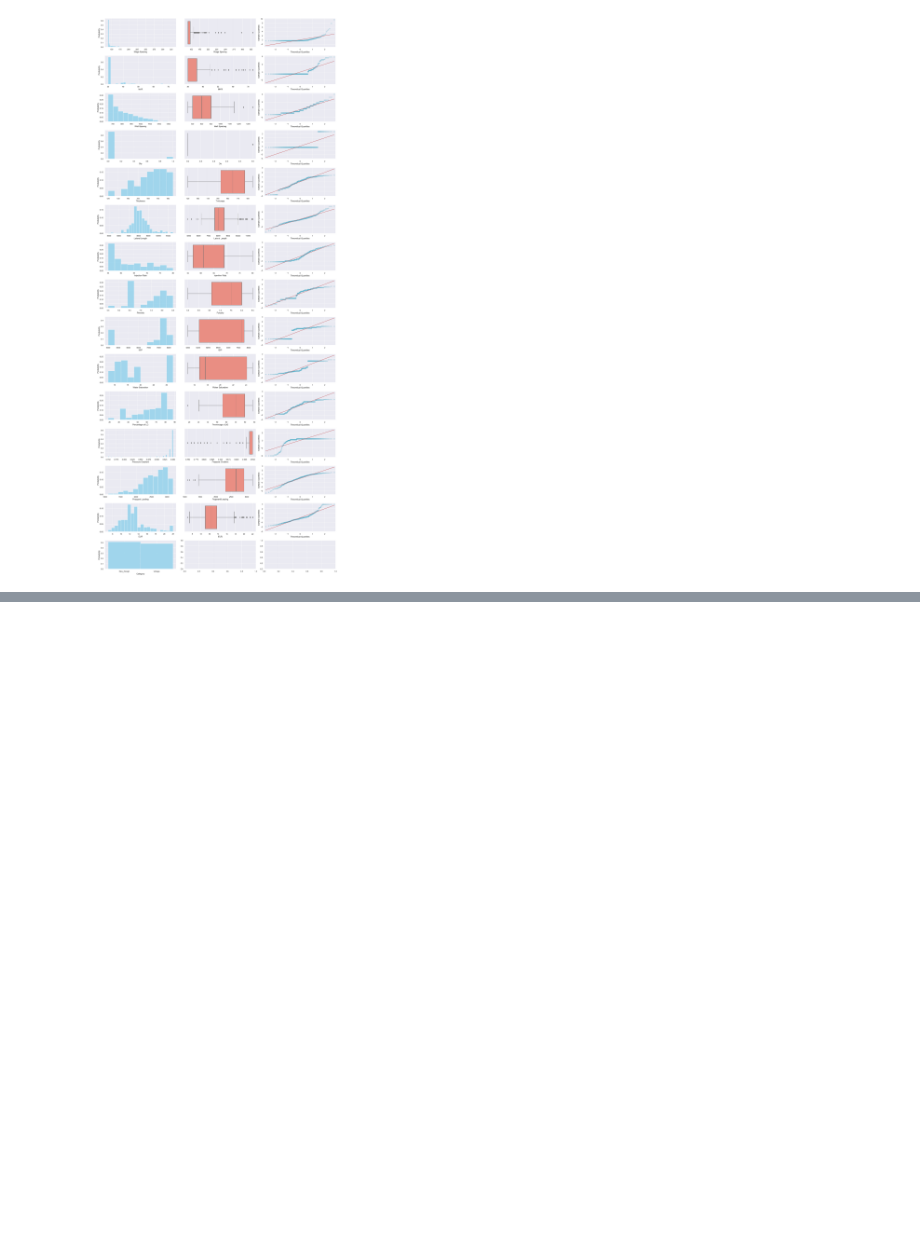
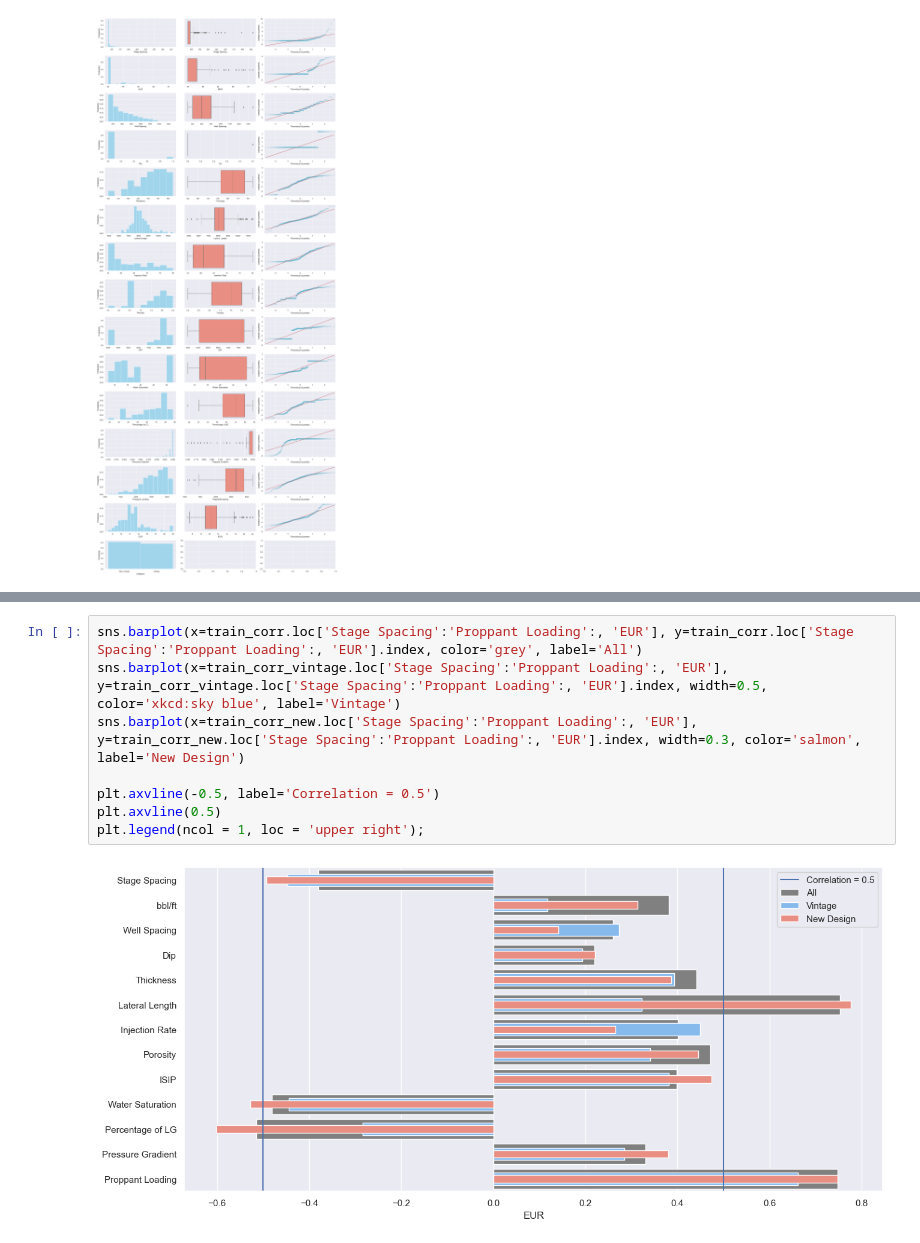
Before and after one commit to aprds/Shale-Gas-EUR-Prediction, a Jupyter notebook: shale_gas_EUR_prediction.ipynb, the cells around one changed output, grey strips where cells are left out. Drawn from its saved outputs; the diff is of its cells as text; blank space fills up the shorter version.

```diff
--- a/shale_gas_EUR_prediction.ipynb
+++ b/shale_gas_EUR_prediction.ipynb
@@ -280,0 +305,10 @@ data_char(strat_train_set)
+# %%
+sns.barplot(x=train_corr.loc['Stage Spacing':'Proppant Loading':, 'EUR'], y=train_corr.loc['Stage Spacing':'Proppant Loading':, 'EUR'].index, color='grey', label='All')
+sns.barplot(x=train_corr_vintage.loc['Stage Spacing':'Proppant Loading':, 'EUR'], y=train_corr_vintage.loc['Stage Spacing':'Proppant Loading':, 'EUR'].index, width=0.5, color='xkcd:sky blue', label='Vintage')
+sns.barplot(x=train_corr_new.loc['Stage Spacing':'Proppant Loading':, 'EUR'], y=train_corr_new.loc['Stage Spacing':'Proppant Loading':, 'EUR'].index, width=0.3, color='salmon', label='New Design')
+
+plt.axvline(-0.5, label='Correlation = 0.5')
+plt.axvline(0.5)
+plt.legend(ncol = 1, loc = 'upper right');
+# %% [output]
+[figure, added]
```
Also changed, not shown: parts of 10 cells of this notebook.
